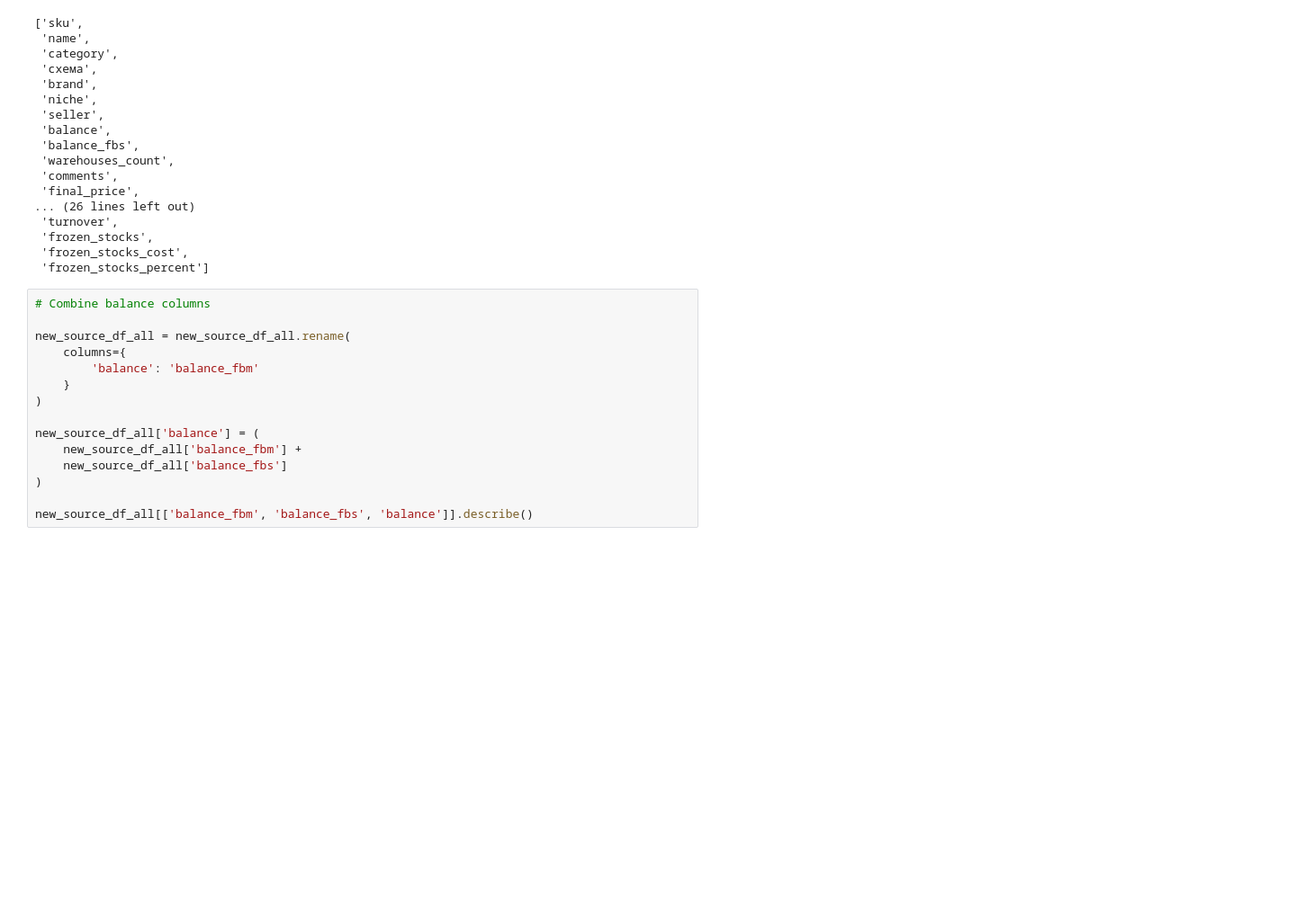
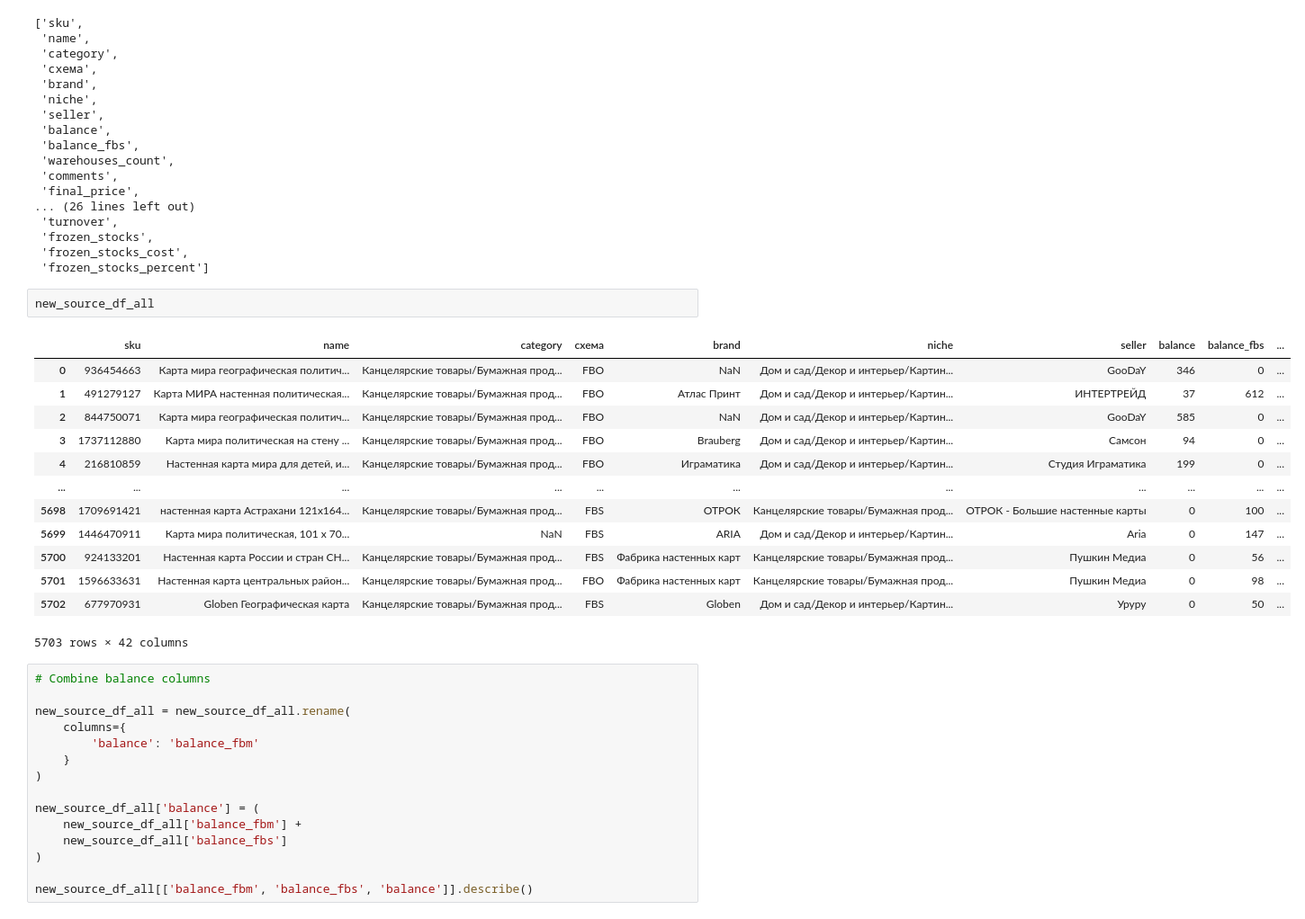
Before and after one commit to tony-pitchblack/marketplace_analytics, a Jupyter notebook: competitors-xgb/make_tabular_OZ_geo_5500_top_k_query_ruclip.ipynb, the cells around one changed output. Shown at 90% size. Saved outputs shown, nothing was run; the diff lists cells and outputs as text; blank space fills up the shorter version.

```diff
--- a/competitors-xgb/make_tabular_OZ_geo_5500_top_k_query_ruclip.ipynb
+++ b/competitors-xgb/make_tabular_OZ_geo_5500_top_k_query_ruclip.ipynb
@@ -312,6 +318,22 @@ new_source_df_all.columns.tolist()
  'frozen_stocks',
  'frozen_stocks_cost',
  'frozen_stocks_percent']
+# %%
+new_source_df_all
+# %% [output]
+|  | sku | name | category | схема | brand | niche | seller | balance | balance_fbs | ... |
+| 0 | 936454663 | Карта мира географическая политич... | Канцелярские товары/Бумажная прод... | FBO | NaN | Дом и сад/Декор и интерьер/Картин... | GooDaY | 346 | 0 | ... |
+| 1 | 491279127 | Карта МИРА настенная политическая... | Канцелярские товары/Бумажная прод... | FBO | Атлас Принт | Дом и сад/Декор и интерьер/Картин... | ИНТЕРТРЕЙД | 37 | 612 | ... |
+| 2 | 844750071 | Карта мира географическая политич... | Канцелярские товары/Бумажная прод... | FBO | NaN | Дом и сад/Декор и интерьер/Картин... | GooDaY | 585 | 0 | ... |
+| 3 | 1737112880 | Карта мира политическая на стену ... | Канцелярские товары/Бумажная прод... | FBO | Brauberg | Дом и сад/Декор и интерьер/Картин... | Самсон | 94 | 0 | ... |
+| 4 | 216810859 | Настенная карта мира для детей, и... | Канцелярские товары/Бумажная прод... | FBO | Играматика | Дом и сад/Декор и интерьер/Картин... | Студия Играматика | 199 | 0 | ... |
+| ... | ... | ... | ... | ... | ... | ... | ... | ... | ... | ... |
+| 5698 | 1709691421 | настенная карта Астрахани 121х164... | Канцелярские товары/Бумажная прод... | FBS | ОТРОК | Канцелярские товары/Бумажная прод... | ОТРОК - Большие настенные карты | 0 | 100 | ... |
+| 5699 | 1446470911 | Карта мира политическая, 101 х 70... | NaN | FBS | ARIA | Дом и сад/Декор и интерьер/Картин... | Aria | 0 | 147 | ... |
+| 5700 | 924133201 | Настенная карта России и стран СН... | Канцелярские товары/Бумажная прод... | FBS | Фабрика настенных карт | Канцелярские товары/Бумажная прод... | Пушкин Медиа | 0 | 56 | ... |
+| 5701 | 1596633631 | Настенная карта центральных район... | Канцелярские товары/Бумажная прод... | FBO | Фабрика настенных карт | Канцелярские товары/Бумажная прод... | Пушкин Медиа | 0 | 98 | ... |
+| 5702 | 677970931 | Globen Географическая карта | Канцелярские товары/Бумажная прод... | FBS | Globen | Дом и сад/Декор и интерьер/Картин... | Уруру | 0 | 50 | ... |
+5703 rows × 42 columns
 # %%
 # Combine balance columns
 
```
Also changed, not shown: parts of 7 cells of this notebook, 1 other file.
